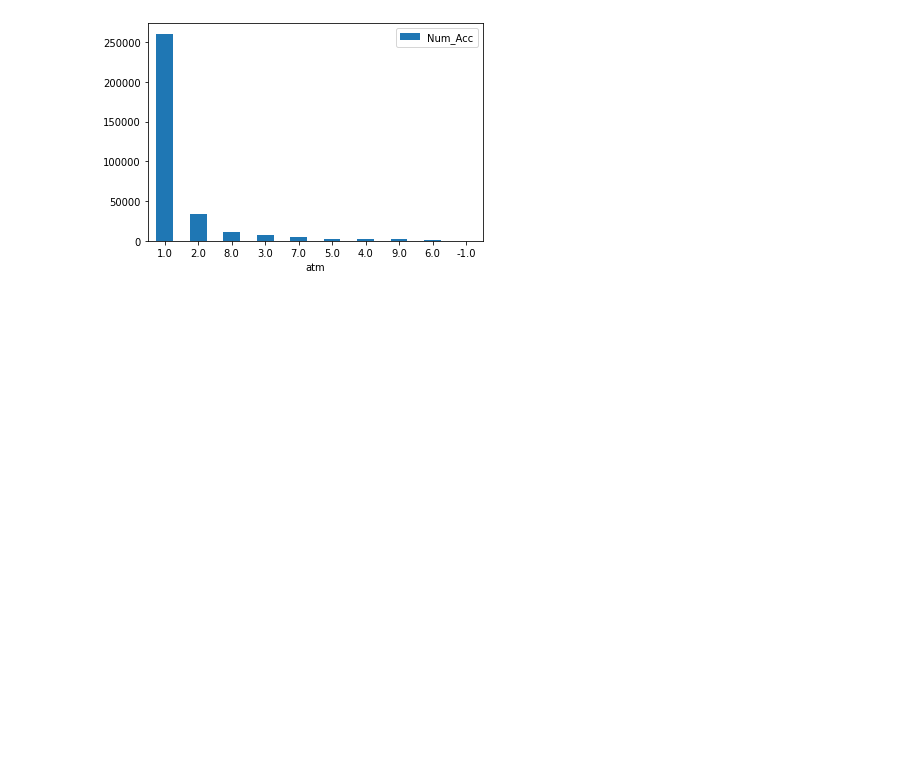
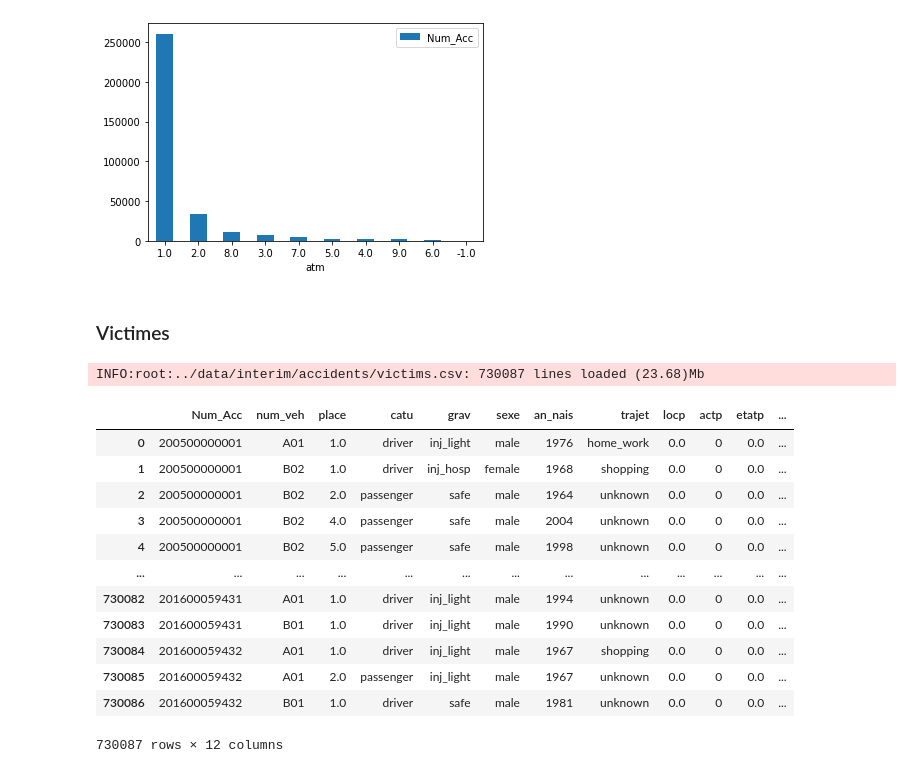
Before and after one commit to thomas-marquis/datascience-securite-routiere, a Jupyter notebook: notebooks/1.1-tm-description.ipynb, the cells around one changed output. Saved outputs shown, nothing was run; the diff lists cells and outputs as text; code cells hidden in the pictures; blank space fills up the shorter version.

```diff
--- a/notebooks/1.1-tm-description.ipynb
+++ b/notebooks/1.1-tm-description.ipynb
@@ -99,3 +109,24 @@ acc_df.groupby(by=['atm']).count().sort_values('Num_Acc', ascending=False)[['Num
 # %% [output]
 <AxesSubplot:xlabel='atm'>
 [figure]
+# %% [markdown]
+### Victimes
+# %%
+vic_df = utils.get_dataset(get_path_interim(Datasets.VICTIMS),
+                           dtypes=dtypes_featured(Datasets.VICTIMS, base_path='../'))
+vic_df
+# %% [output]
+INFO:root:../data/interim/accidents/victims.csv: 730087 lines loaded (23.68)Mb
+|  | Num_Acc | num_veh | place | catu | grav | sexe | an_nais | trajet | locp | actp | etatp | ... |
+| 0 | 200500000001 | A01 | 1.0 | driver | inj_light | male | 1976 | home_work | 0.0 | 0 | 0.0 | ... |
+| 1 | 200500000001 | B02 | 1.0 | driver | inj_hosp | female | 1968 | shopping | 0.0 | 0 | 0.0 | ... |
+| 2 | 200500000001 | B02 | 2.0 | passenger | safe | male | 1964 | unknown | 0.0 | 0 | 0.0 | ... |
+| 3 | 200500000001 | B02 | 4.0 | passenger | safe | male | 2004 | unknown | 0.0 | 0 | 0.0 | ... |
+| 4 | 200500000001 | B02 | 5.0 | passenger | safe | male | 1998 | unknown | 0.0 | 0 | 0.0 | ... |
+| ... | ... | ... | ... | ... | ... | ... | ... | ... | ... | ... | ... | ... |
+| 730082 | 201600059431 | A01 | 1.0 | driver | inj_light | male | 1994 | unknown | 0.0 | 0 | 0.0 | ... |
+| 730083 | 201600059431 | B01 | 1.0 | driver | inj_light | male | 1990 | unknown | 0.0 | 0 | 0.0 | ... |
+| 730084 | 201600059432 | A01 | 1.0 | driver | inj_light | male | 1967 | shopping | 0.0 | 0 | 0.0 | ... |
+| 730085 | 201600059432 | A01 | 2.0 | passenger | inj_light | male | 1967 | unknown | 0.0 | 0 | 0.0 | ... |
+| 730086 | 201600059432 | B01 | 1.0 | driver | safe | male | 1981 | unknown | 0.0 | 0 | 0.0 | ... |
+730087 rows × 12 columns
```
Also changed, not shown: parts of 12 cells of this notebook.
